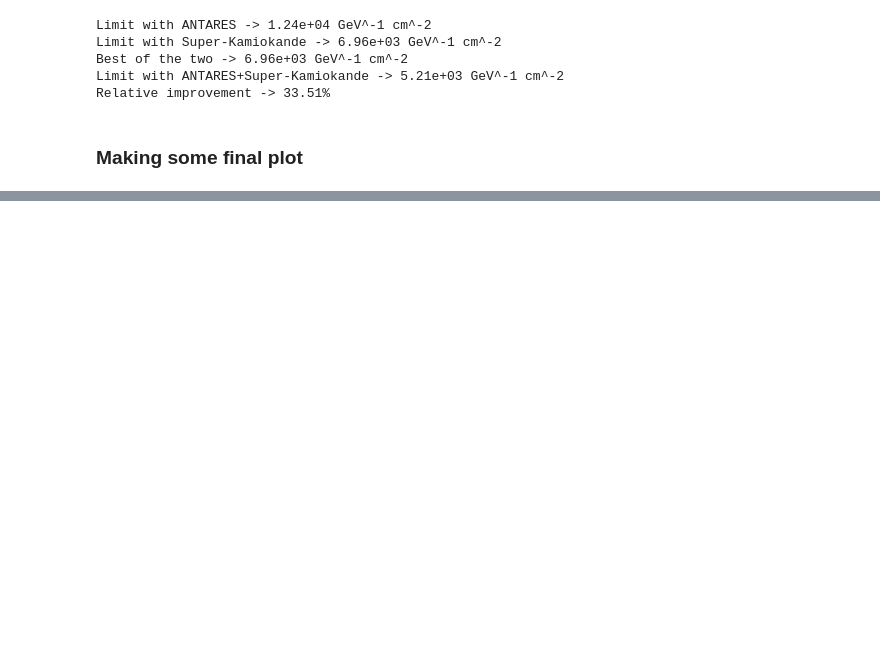
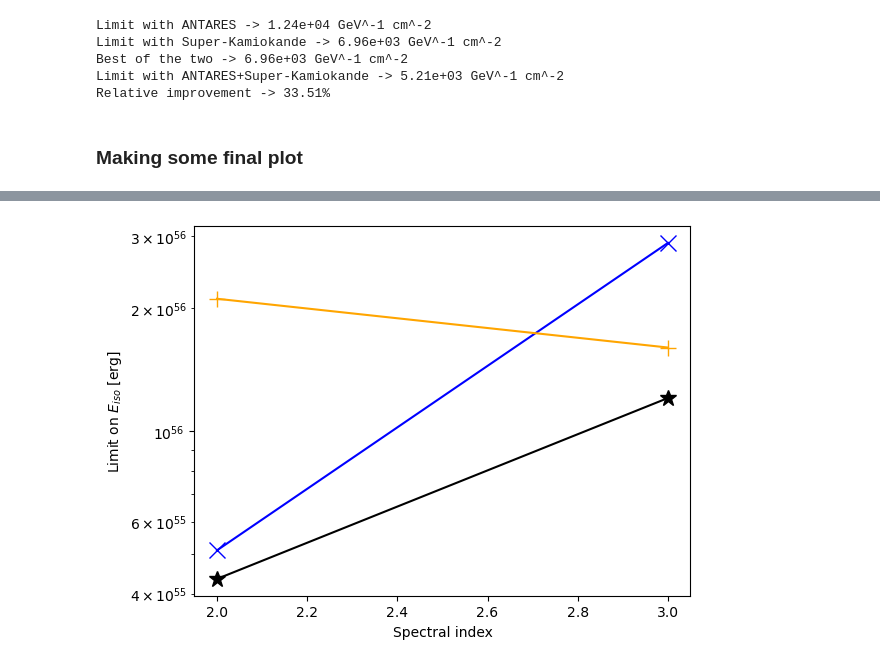
Before and after one commit to mlamo/pyjang, a Jupyter notebook: examples/simple_notebook.ipynb, the cells around one changed output, grey strips where cells are left out. Drawn from its saved outputs; the diff is of its cells as text; code cells hidden in the pictures; blank space fills up the shorter version.

```diff
--- a/examples/simple_notebook.ipynb
+++ b/examples/simple_notebook.ipynb
@@ -212,4 +224,5 @@ combined_det.add_detector(superkamiokande)
 
 # get upper limit on flux
 limit_flux_combined = jang.limits.get_limit_flux(combined_det, gw, parameters)
+limit_eiso_combined = jang.limits.get_limit_etot(combined_det, gw, parameters)
 # %% [output]
@@ -261,4 +275,7 @@ parameters_3.set_models("x**-3", jang.conversions.JetIsotropic())
 limit_flux_antares_3 = jang.limits.get_limit_flux(antares, gw, parameters_3)
 limit_flux_superkamiokande_3 = jang.limits.get_limit_flux(superkamiokande, gw, parameters_3)
 limit_flux_combined_3 = jang.limits.get_limit_flux(combined_det, gw, parameters_3)
+limit_eiso_antares_3 = jang.limits.get_limit_etot(antares, gw, parameters_3)
+limit_eiso_superkamiokande_3 = jang.limits.get_limit_etot(superkamiokande, gw, parameters_3)
+limit_eiso_combined_3 = jang.limits.get_limit_etot(combined_det, gw, parameters_3)
 # %% [output]
@@ -292,0 +322,9 @@ plt.yscale("log")
+# %%
+plt.plot([2,3], [limit_eiso_antares, limit_eiso_antares_3], color="blue", label="ANTARES", marker="x", markersize=12)
+plt.plot([2,3], [limit_eiso_superkamiokande, limit_eiso_superkamiokande_3], color="orange", label="Super-Kamiokande", marker="+", markersize=12)
+plt.plot([2,3], [limit_eiso_combined, limit_eiso_combined_3], color="black", label="Combined", marker="*", markersize=12)
+plt.xlabel("Spectral index")
+plt.ylabel(r"Limit on $E_{iso}$ [erg]")
+plt.yscale("log")
+# %% [output]
+[figure, added]
```
Also changed, not shown: parts of 16 cells of this notebook.
